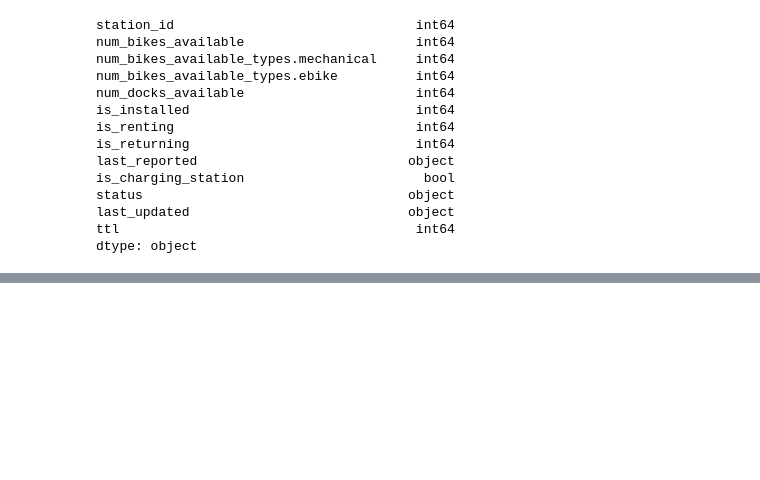
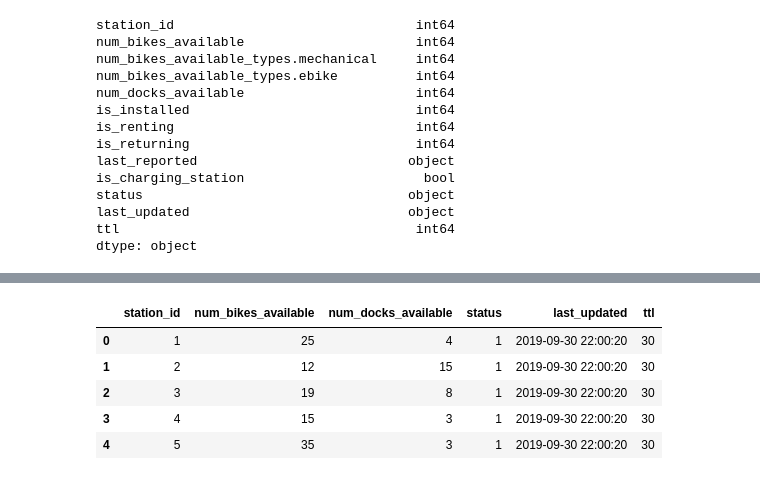
Before and after one commit to jaumevr15/Bicing-Stations-Analysis, a Jupyter notebook: your-project/code/0_data_cleaning.ipynb, the cells around one changed output, grey strips where cells are left out. Saved outputs shown, nothing was run; the diff lists cells and outputs as text; code cells hidden in the pictures; blank space fills up the shorter version.

```diff
--- a/your-project/code/0_data_cleaning.ipynb
+++ b/your-project/code/0_data_cleaning.ipynb
@@ -120,0 +192,9 @@ See the caveats in the documentation: http://pandas.pydata.org/pandas-docs/stabl
+# %%
+octubre.head()
+# %% [output]
+|  | station_id | num_bikes_available | num_docks_available | status | last_updated | ttl |
+| 0 | 1 | 25 | 4 | 1 | 2019-09-30 22:00:20 | 30 |
+| 1 | 2 | 12 | 15 | 1 | 2019-09-30 22:00:20 | 30 |
+| 2 | 3 | 19 | 8 | 1 | 2019-09-30 22:00:20 | 30 |
+| 3 | 4 | 15 | 3 | 1 | 2019-09-30 22:00:20 | 30 |
+| 4 | 5 | 35 | 3 | 1 | 2019-09-30 22:00:20 | 30 |
```
Also changed, not shown: parts of 27 cells of this notebook.
